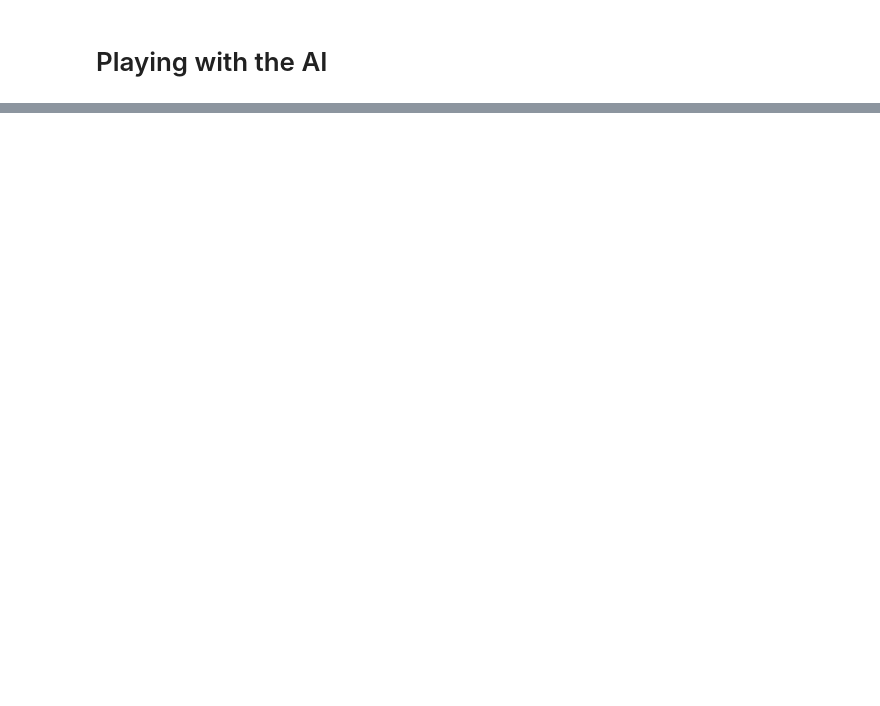
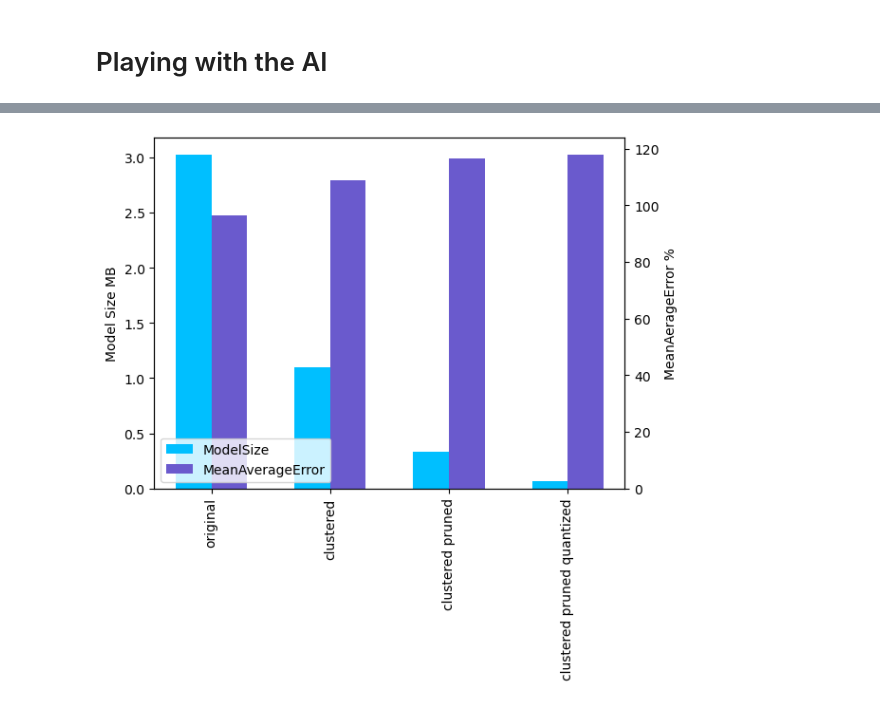
Before and after one commit to Garrett2532/ChessAIECE528, a Jupyter notebook: Chess_AI.ipynb, the cells around one changed output, grey strips where cells are left out. Saved outputs shown, nothing was run; the diff lists cells and outputs as text; code cells hidden in the pictures; blank space fills up the shorter version.

```diff
--- a/Chess_AI.ipynb
+++ b/Chess_AI.ipynb
@@ -891,0 +706,2 @@ Size of gzipped clustered model with stripping: 0.54 MB
+# %%
+x_test = numpy.float32(x_test)
@@ -891,0 +712,7 @@ Size of gzipped clustered model with stripping: 0.54 MB
+# %%
+#creat an interpretor and test
+final_model_file = 'final.tflite'
+interpreter = tf.lite.Interpreter(model_path=str(final_model_file))
+interpreter.allocate_tensors()
+input_index = interpreter.get_input_details()[0]["index"]
+output_index = interpreter.get_output_details()[0]["index"]
@@ -891,0 +768,4 @@ Size of gzipped clustered model with stripping: 0.54 MB
+# %%
+print('Final MAE after %i boards: %3f' %(total_seen, float(running_mae) / float(total_seen)))
+print('Final MSE after %i boards: %3f' %(total_seen, float(running_mse) / float(total_seen)))
+maes.append(float(running_mae) / float(total_seen))
@@ -891,0 +775,8 @@ Size of gzipped clustered model with stripping: 0.54 MB
+# %%
+_, zip_tflite = tempfile.mkstemp('.zip')
+with zipfile.ZipFile(zip_tflite, 'w', compression=zipfile.ZIP_DEFLATED) as f:
+    f.write(final_model_file)
+print("Size of the clustored, pruned, and quantized model before comression : %.2f MB" %(os.path.getsize(final_model_file) / float(2**20)))
+
+print("Size of the clustored, pruned, and quantized model after comression : %.2f MB" %(os.path.getsize(zip_tflite) / float(2**20)))
+model_sizes.append(os.path.getsize(zip_tflite) / float(2**20))
@@ -891,0 +967,17 @@ Size of gzipped clustered model with stripping: 0.54 MB
+# %%
+import matplotlib.pyplot as plt
+lables = ['original', 'clustered', 'clustered pruned', 'clustered pruned quantized' ]
+x = numpy.arange(4)
+ax1 = plt.subplot(1,1,1)
+w = 0.3
+maes = [x * 100 for x in maes]
+plt.xticks(x + w /2, lables, rotation='vertical')
+pop =ax1.bar(x, (model_sizes), width=w, color='deepskyblue', align='center')
+ax1.set_ylabel("Model Size MB")
+ax2 = ax1.twinx()
+gdp =ax2.bar(x + w, maes, width=w,color='slateblue',align='center')
+plt.ylabel('MeanAerageError %')
+plt.legend([pop, gdp],['ModelSize', 'MeanAverageError'], loc='lower left')
+plt.show()
+# %% [output]
+[figure, added]
```
Also changed, not shown: parts of 86 cells of this notebook.
